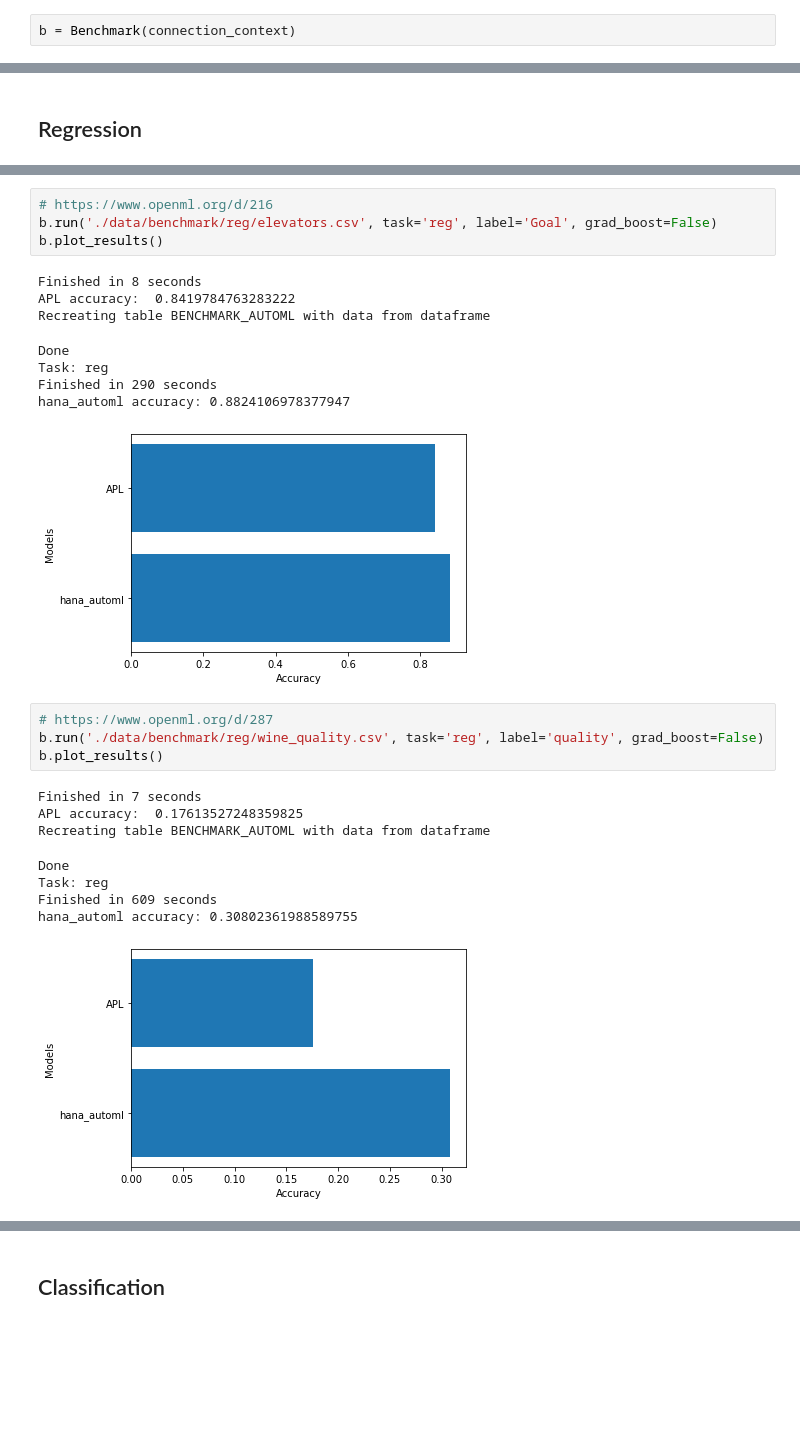
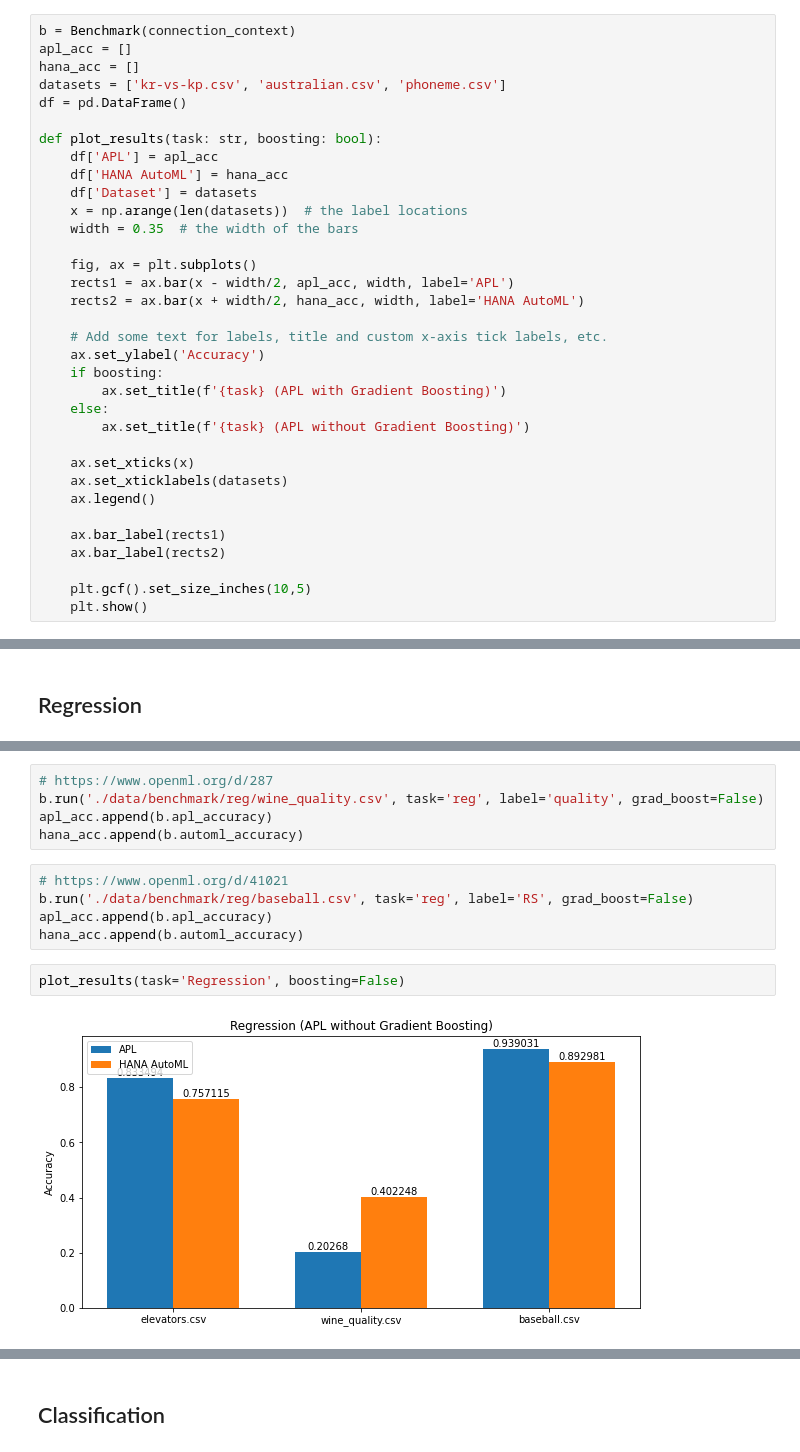
Before and after one commit to dan0nchik/SAP-HANA-AutoML, a Jupyter notebook: comparison_openml.ipynb, the cells around one changed output, grey strips where cells are left out. Cells and saved outputs as stored; diff of their text form; blank space fills up the shorter version.

```diff
--- a/comparison_openml.ipynb
+++ b/comparison_openml.ipynb
@@ -8,3 +12,35 @@ from hana_automl.utils.connection import connection_context
 # %%
 b = Benchmark(connection_context)
+apl_acc = []
+hana_acc = []
+datasets = ['kr-vs-kp.csv', 'australian.csv', 'phoneme.csv']
+df = pd.DataFrame()
+
+def plot_results(task: str, boosting: bool):
+    df['APL'] = apl_acc
+    df['HANA AutoML'] = hana_acc
+    df['Dataset'] = datasets
+    x = np.arange(len(datasets))  # the label locations
+    width = 0.35  # the width of the bars
+
+    fig, ax = plt.subplots()
+    rects1 = ax.bar(x - width/2, apl_acc, width, label='APL')
+    rects2 = ax.bar(x + width/2, hana_acc, width, label='HANA AutoML')
+
+    # Add some text for labels, title and custom x-axis tick labels, etc.
+    ax.set_ylabel('Accuracy')
+    if boosting:
+        ax.set_title(f'{task} (APL with Gradient Boosting)')
+    else:
+        ax.set_title(f'{task} (APL without Gradient Boosting)')
+
+    ax.set_xticks(x)
+    ax.set_xticklabels(datasets)
+    ax.legend()
+
+    ax.bar_label(rects1)
+    ax.bar_label(rects2)
+
+    plt.gcf().set_size_inches(10,5)
+    plt.show()
 # %% [markdown]
@@ -59,26 +84,14 @@ hana_automl accuracy: 0.856966
 # %%
-# https://www.openml.org/d/216
-b.run('./data/benchmark/reg/elevators.csv', task='reg', label='Goal', grad_boost=False)
-b.plot_results()
+# https://www.openml.org/d/287
+b.run('./data/benchmark/reg/wine_quality.csv', task='reg', label='quality', grad_boost=False)
+apl_acc.append(b.apl_accuracy)
+hana_acc.append(b.automl_accuracy)
-# %% [output]
-Finished in 8 seconds
-APL accuracy:  0.8419784763283222
-Recreating table BENCHMARK_AUTOML with data from dataframe
-Done
-Task: reg
-Finished in 290 seconds
-hana_automl accuracy: 0.8824106978377947
-[figure, removed]
+# %%
+# https://www.openml.org/d/41021
+b.run('./data/benchmark/reg/baseball.csv', task='reg', label='RS', grad_boost=False)
+apl_acc.append(b.apl_accuracy)
+hana_acc.append(b.automl_accuracy)
 # %%
-# https://www.openml.org/d/287
-b.run('./data/benchmark/reg/wine_quality.csv', task='reg', label='quality', grad_boost=False)
-b.plot_results()
+plot_results(task='Regression', boosting=False)
 # %% [output]
-Finished in 7 seconds
-APL accuracy:  0.17613527248359825
-Recreating table BENCHMARK_AUTOML with data from dataframe
-Done
-Task: reg
-Finished in 609 seconds
-hana_automl accuracy: 0.30802361988589755
-[figure, old version]
+[figure, new version]
```
Also changed, not shown: parts of 27 cells of this notebook, 2 other files.
